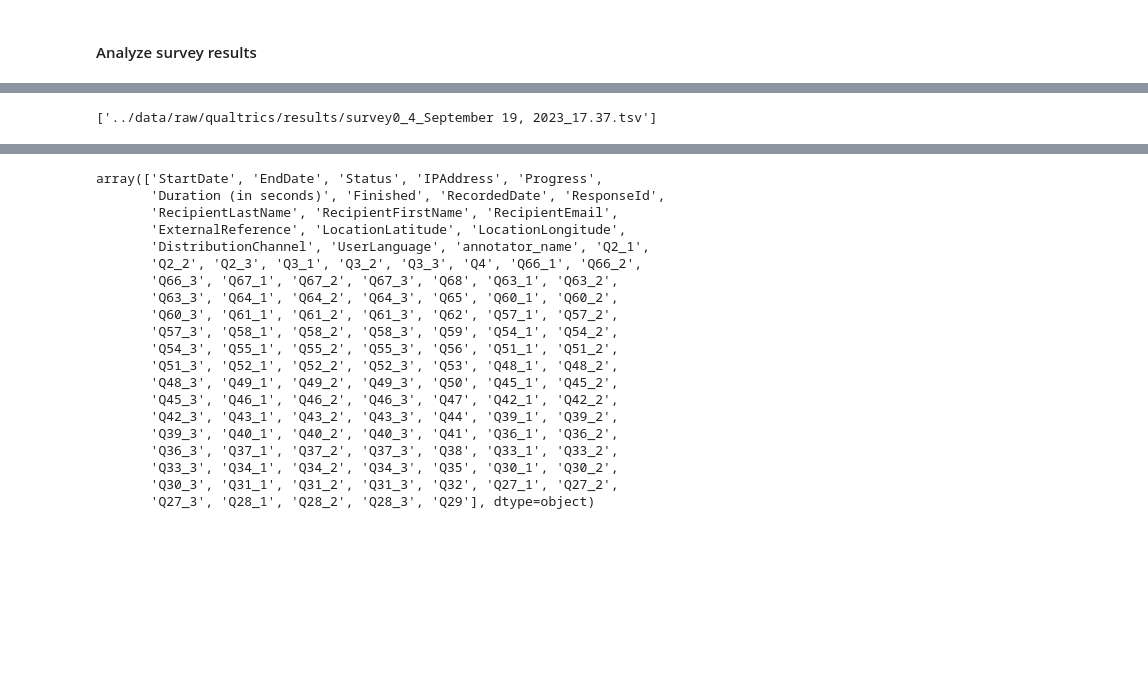
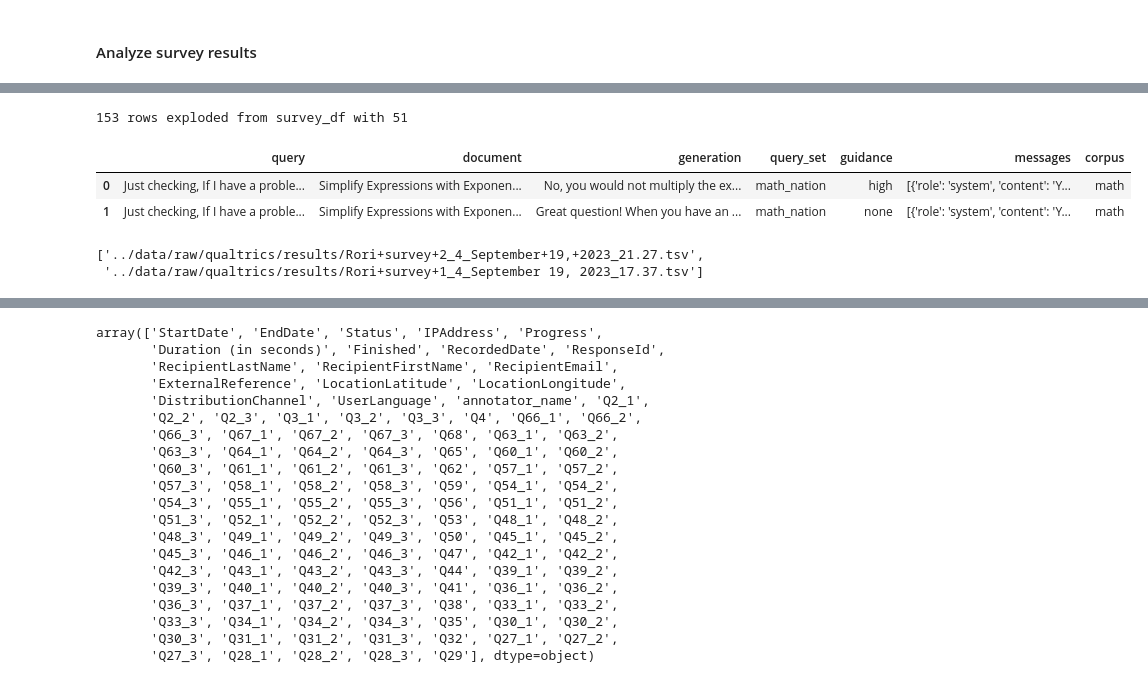
Before and after one commit to DigitalHarborFoundation/rag-for-math-qa, a Jupyter notebook: notebooks/SurveyDataAnalysis.ipynb, the cells around one changed output, grey strips where cells are left out. Cells and saved outputs as stored; diff of their text form; code cells hidden in the pictures; blank space fills up the shorter version.

```diff
--- a/notebooks/SurveyDataAnalysis.ipynb
+++ b/notebooks/SurveyDataAnalysis.ipynb
@@ -1069,9 +1071,34 @@ survey_df.head(1)
 # %% [output]
 |  | query | document | response1 | response2 | response3 | response1_meta | response2_meta | response3_meta | ... |
 | 0 | Just checking, If I have a proble... | Simplify Expressions with Exponen... | No, you would not multiply the ex... | Great question! When you have an ... | Great question! When you have an ... | {'query_set': 'math_nation', 'gui... | {'query_set': 'math_nation', 'gui... | {'query_set': 'math_nation', 'gui... | ... |
+# %%
+ds = []
+response_cols = ["response1", "response2", "response3"]
+for _, row in survey_df.iterrows():
+    d = row.to_dict()
+    for col in response_cols:
+        d = row.to_dict()
+        d["generation"] = d[col]
+        for key, value in eval(d[col + "_meta"]).items():
+            d[key] = value
+        for col in response_cols:
+            del d[col]
+            del d[col + "_meta"]
+        del d["survey_id"]  # no longer useful info
+        ds.append(d)
+
+print(f"{len(ds)} rows exploded from survey_df with {len(survey_df)}")
+question_df = pd.DataFrame(ds)
+question_df.head(2)
+# %% [output]
+153 rows exploded from survey_df with 51
+|  | query | document | generation | query_set | guidance | messages | corpus |
+| 0 | Just checking, If I have a proble... | Simplify Expressions with Exponen... | No, you would not multiply the ex... | math_nation | high | [{'role': 'system', 'content': 'Y... | math |
+| 1 | Just checking, If I have a proble... | Simplify Expressions with Exponen... | Great question! When you have an ... | math_nation | none | [{'role': 'system', 'content': 'Y... | math |
 # %%
-survey_files = glob(str(survey_results_dir) + "/survey0*.tsv")
+survey_files = glob(str(survey_results_dir) + "/*.tsv")
 survey_files
 # %% [output]
-['../data/raw/qualtrics/results/survey0_4_September 19, 2023_17.37.tsv']
+['../data/raw/qualtrics/results/Rori+survey+2_4_September+19,+2023_21.27.tsv',
+ '../data/raw/qualtrics/results/Rori+survey+1_4_September 19, 2023_17.37.tsv']
 # %%
```
Also changed, not shown: parts of 10 cells of this notebook, 2 other files.
